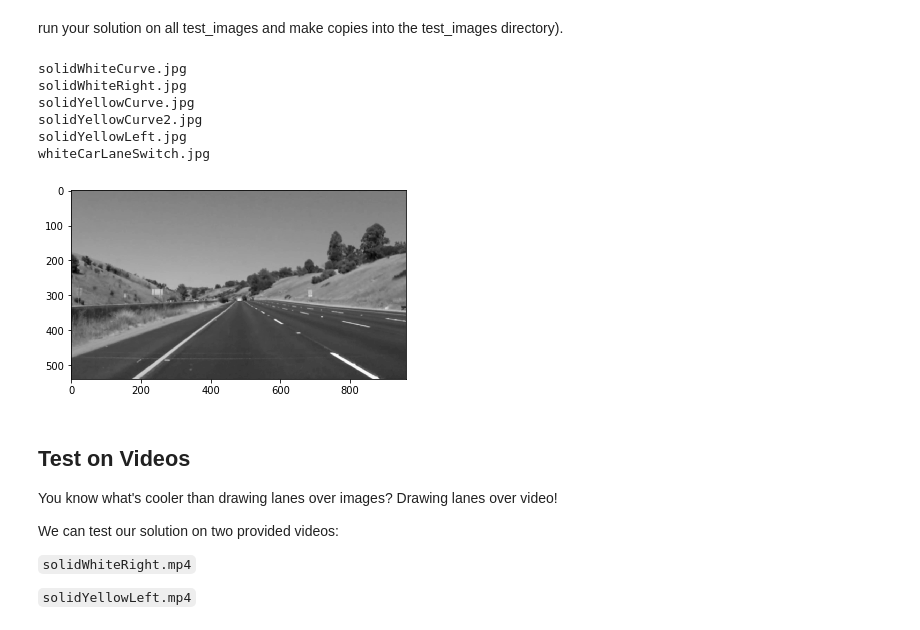
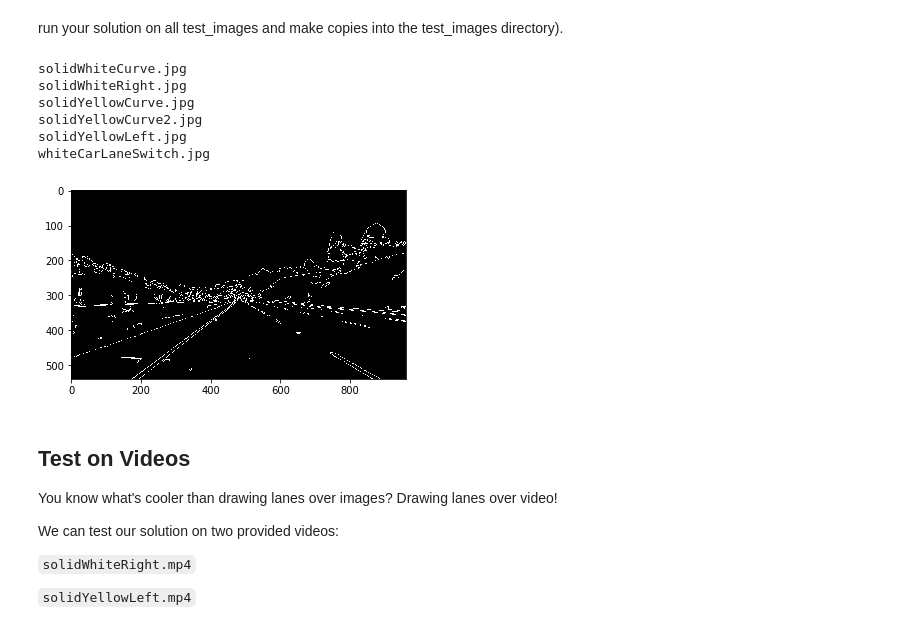
Before and after one commit to SherylHohman/CarND-LaneLines-P1, a Jupyter notebook: P1.ipynb, the cells around one changed output. Cells and saved outputs as stored; diff of their text form; code cells hidden in the pictures.

Commit message:
WIP: canny edges: implement canny edges

```diff
--- a/P1.ipynb
+++ b/P1.ipynb
@@ -226,34 +226,38 @@ for f in files:
     3# question: am I getting a copy of the image returned, or need I make a copy first
     gray = grayscale(image)
     #show image
     plt.imshow(gray, cmap='gray')
 
     # Define a kernel size for Gaussian smoothing and apply
     kernel_size = 5
     blur_gray = gaussian_blur(gray, kernel_size)
     #show image
     plt.imshow(blur_gray, cmap='gray')
     mpimg.imsave('test_images/2blur_'+f, blur_gray)
 
 
     # Define our parameters for Canny and apply
     low_threshold = 50
     high_threshold = 150
+    edges = canny(gray, low_threshold, high_threshold)
+    plt.imshow(edges, cmap='gray')
+    mpimg.imsave('test_images/3edges_'+f, edges)
+
 
 
 
 
     # re-save image with line lanes drawn on it
     # todo: change naming of copied file (prefer: base_lanes.ext)
     mpimg.imsave('test_images/9lanes_'+f, color_select)
 # %% [output]
 solidWhiteCurve.jpg
 solidWhiteRight.jpg
 solidYellowCurve.jpg
 solidYellowCurve2.jpg
 solidYellowLeft.jpg
 whiteCarLaneSwitch.jpg
-[figure, old version]
+[figure, new version]
 # %% [markdown]
 ## Test on Videos
 
```
Also changed, not shown: 6 other files.
